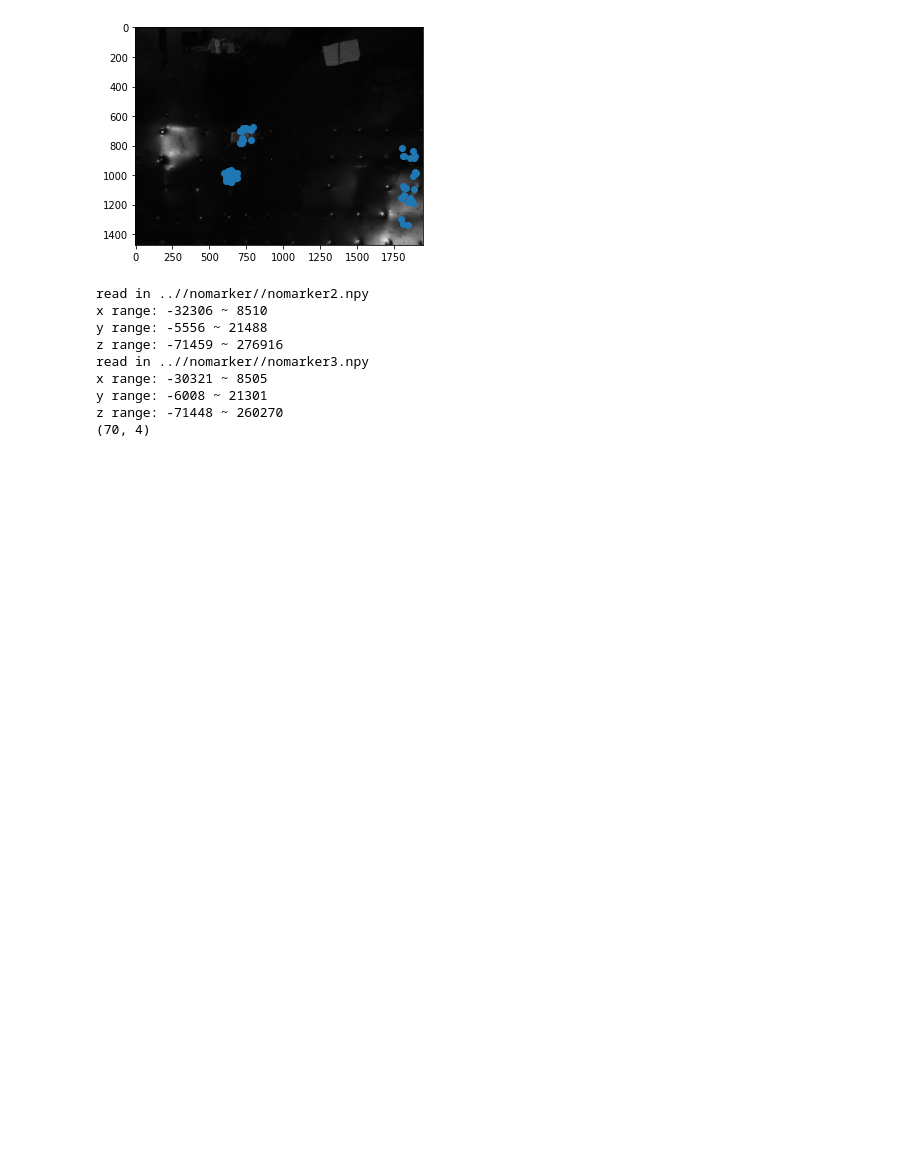
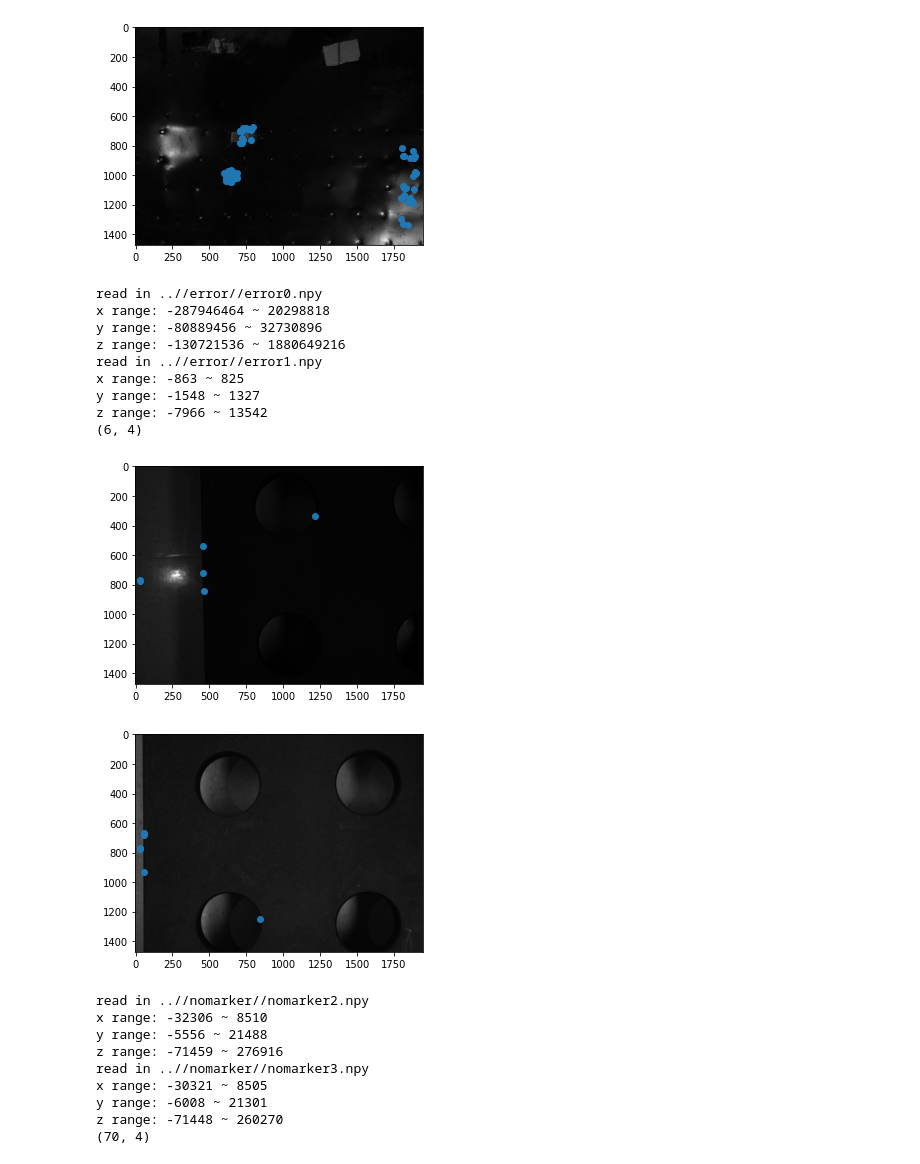
Before and after one commit to Luke20000429/Battery-Scanning-with-Structure-Light, a Jupyter notebook: fitCloud.ipynb, the cells around one changed output. Saved outputs shown, nothing was run; the diff lists cells and outputs as text; code cells hidden in the pictures; blank space fills up the shorter version.

```diff
--- a/fitCloud.ipynb
+++ b/fitCloud.ipynb
@@ -29,6 +29,23 @@ z range: -71448 ~ 260270
 (70, 4)
 [figure]
 [figure]
+# %%
+rg.loadData(["..//error//error0.npy", "..//error//error1.npy"])
+rg.getMatch(eps=0.55, debug=True)
+point0, point1 = rg.register()
+rg.clear()
+# %% [output]
+read in ..//error//error0.npy
+x range: -287946464 ~ 20298818
+y range: -80889456 ~ 32730896
+z range: -130721536 ~ 1880649216
+read in ..//error//error1.npy
+x range: -863 ~ 825
+y range: -1548 ~ 1327
+z range: -7966 ~ 13542
+(6, 4)
+[figure, added]
+[figure, added]
 # %%
 dcloud0 = filterPoints(point0, (800, 600, (-100, -30)), skip=50)
 dcloud1 = filterPoints(point1, (800, 600, (-100, -30)), skip=50)
```
Also changed, not shown: 6 other files.
